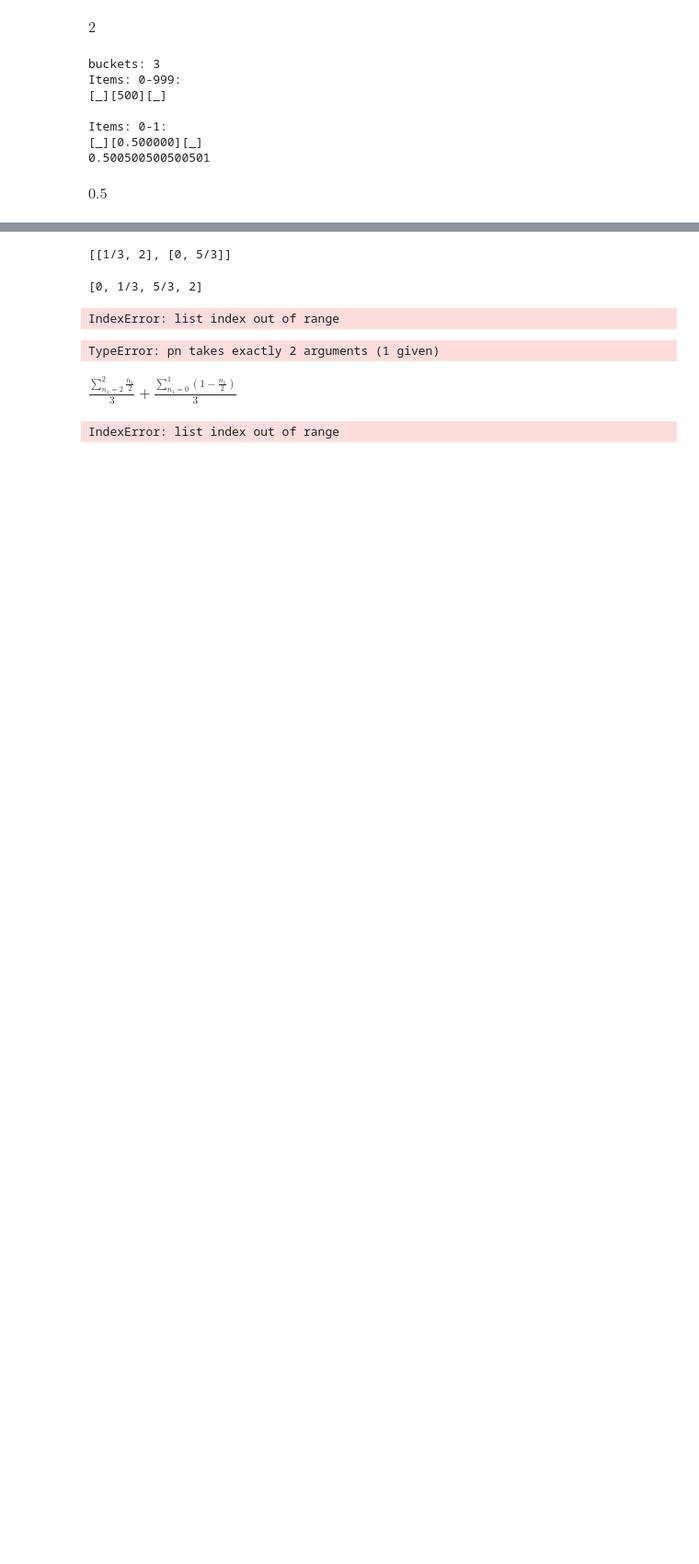
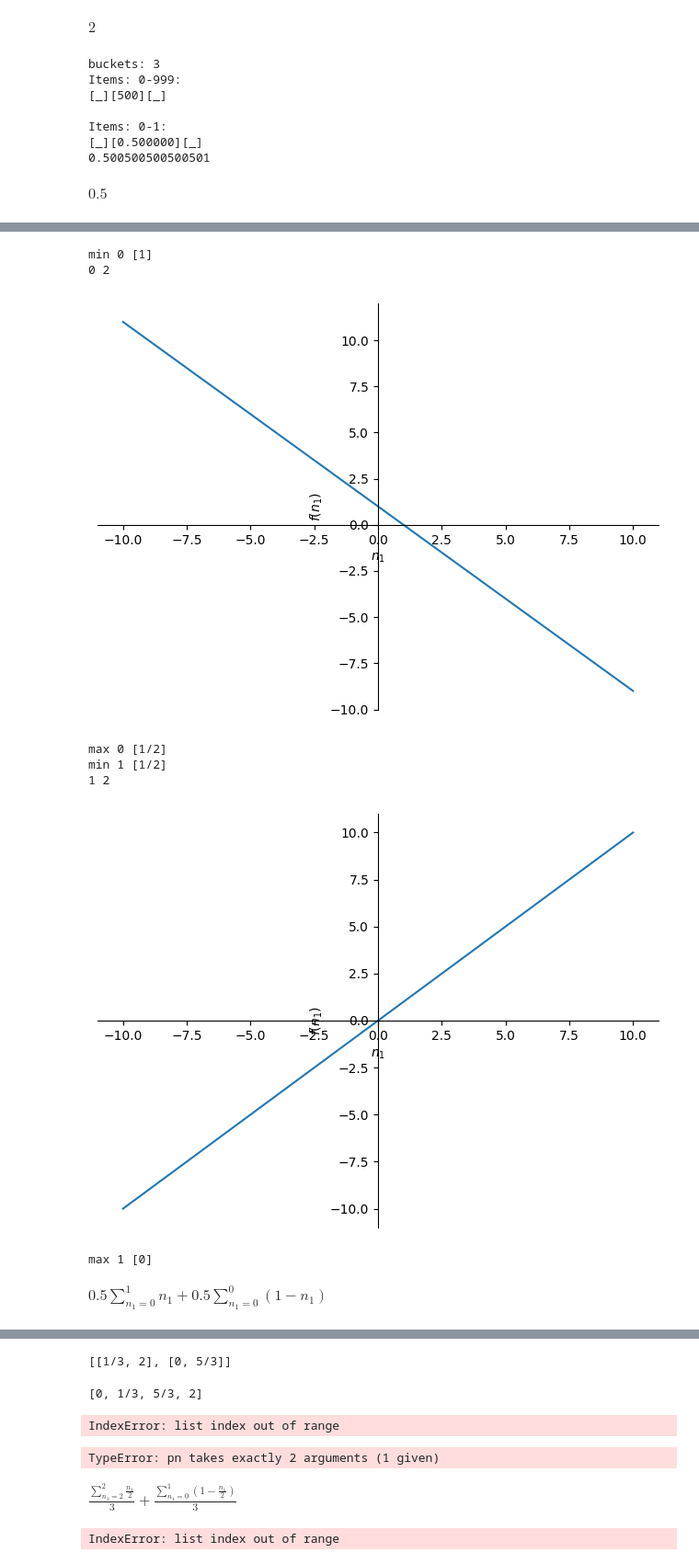
Before and after one commit to PabloRuizCuevas/probability-sorting, a Jupyter notebook: notebooks/tests.ipynb, the cells around one changed output, grey strips where cells are left out. Shown: that part at 92% size. Drawn from its saved outputs; the diff is of its cells as text; code cells hidden in the pictures; blank space fills up the shorter version.

```diff
--- a/notebooks/tests.ipynb
+++ b/notebooks/tests.ipynb
@@ -105,0 +150,13 @@ $\displaystyle 0.833333333333333$
+# %%
+# print(P(2, 2).evalf())
+P(2, 2)
+# %% [output]
+min 0 [1]
+0 2
+[figure, added]
+max 0 [1/2]
+min 1 [1/2]
+1 2
+[figure, added]
+max 1 [0]
+$\displaystyle 0.5 \sum_{n_{1}=0}^{1} n_{1} + 0.5 \sum_{n_{1}=0}^{0} \left(1 - n_{1}\right)$
```
Also changed, not shown: parts of 9 cells of this notebook.
